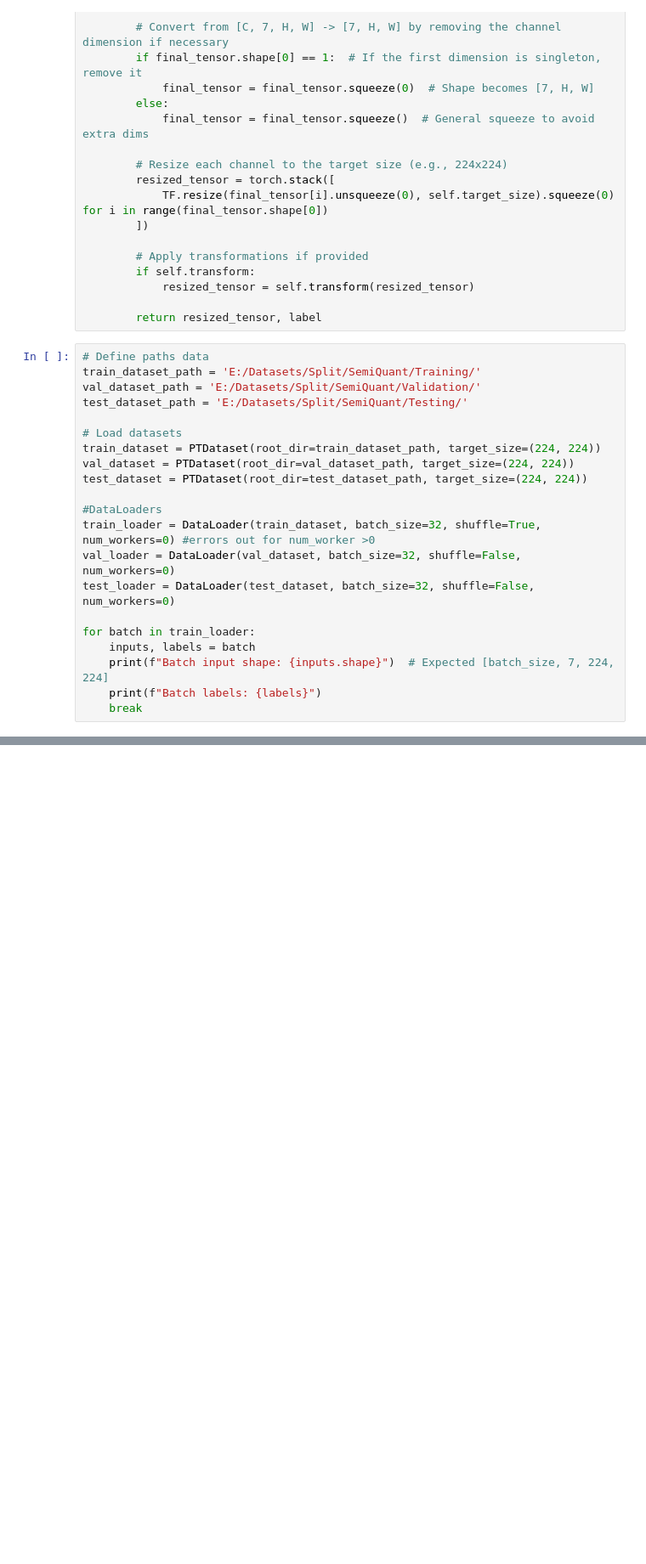
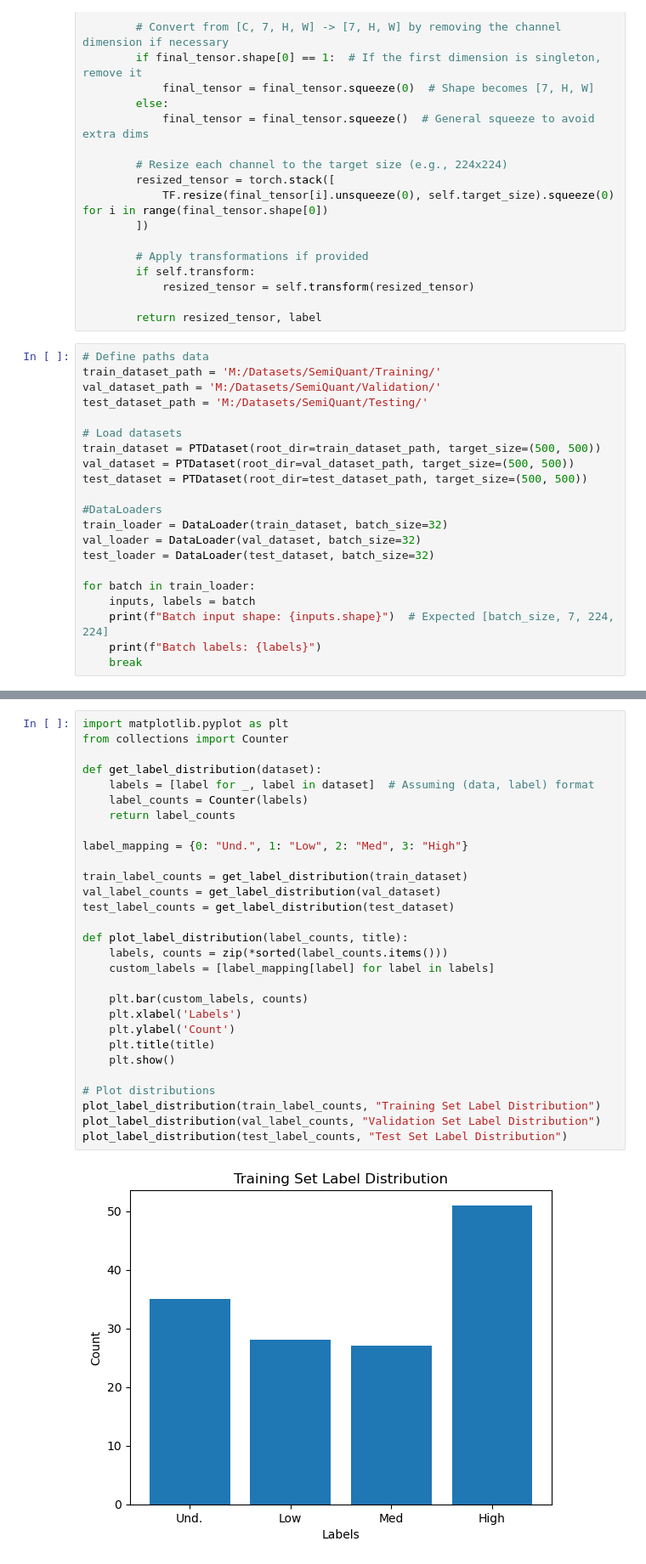
Before and after one commit to noahbenson/ANSA, a Jupyter notebook: ResNet.ipynb, the cells around one changed output, grey strips where cells are left out. Shown at 85% size. Cells and saved outputs as stored; diff of their text form; blank space fills up the shorter version.

```diff
--- a/ResNet.ipynb
+++ b/ResNet.ipynb
@@ -155,19 +156,19 @@ class PTDataset(Dataset):
         return resized_tensor, label
 # %%
 # Define paths data
-train_dataset_path = 'E:/Datasets/Split/SemiQuant/Training/'
-val_dataset_path = 'E:/Datasets/Split/SemiQuant/Validation/'
-test_dataset_path = 'E:/Datasets/Split/SemiQuant/Testing/'
+train_dataset_path = 'M:/Datasets/SemiQuant/Training/'
+val_dataset_path = 'M:/Datasets/SemiQuant/Validation/'
+test_dataset_path = 'M:/Datasets/SemiQuant/Testing/'
 
 # Load datasets
-train_dataset = PTDataset(root_dir=train_dataset_path, target_size=(224, 224))
-val_dataset = PTDataset(root_dir=val_dataset_path, target_size=(224, 224))
-test_dataset = PTDataset(root_dir=test_dataset_path, target_size=(224, 224))
+train_dataset = PTDataset(root_dir=train_dataset_path, target_size=(500, 500))
+val_dataset = PTDataset(root_dir=val_dataset_path, target_size=(500, 500))
+test_dataset = PTDataset(root_dir=test_dataset_path, target_size=(500, 500))
 
 #DataLoaders
-train_loader = DataLoader(train_dataset, batch_size=32, shuffle=True, num_workers=0) #errors out for num_worker >0
-val_loader = DataLoader(val_dataset, batch_size=32, shuffle=False, num_workers=0)
-test_loader = DataLoader(test_dataset, batch_size=32, shuffle=False, num_workers=0)
+train_loader = DataLoader(train_dataset, batch_size=32)
+val_loader = DataLoader(val_dataset, batch_size=32)
+test_loader = DataLoader(test_dataset, batch_size=32)
 
 for batch in train_loader:
     inputs, labels = batch
@@ -176,0 +182,31 @@ for batch in train_loader:
+# %%
+import matplotlib.pyplot as plt
+from collections import Counter
+
+def get_label_distribution(dataset):
+    labels = [label for _, label in dataset]  # Assuming (data, label) format
+    label_counts = Counter(labels)
+    return label_counts
+
+label_mapping = {0: "Und.", 1: "Low", 2: "Med", 3: "High"}
+
+train_label_counts = get_label_distribution(train_dataset)
+val_label_counts = get_label_distribution(val_dataset)
+test_label_counts = get_label_distribution(test_dataset)
+
+def plot_label_distribution(label_counts, title):
+    labels, counts = zip(*sorted(label_counts.items()))
+    custom_labels = [label_mapping[label] for label in labels]
+
+    plt.bar(custom_labels, counts)
+    plt.xlabel('Labels')
+    plt.ylabel('Count')
+    plt.title(title)
+    plt.show()
+
+# Plot distributions
+plot_label_distribution(train_label_counts, "Training Set Label Distribution")
+plot_label_distribution(val_label_counts, "Validation Set Label Distribution")
+plot_label_distribution(test_label_counts, "Test Set Label Distribution")
+# %% [output]
+[figure, added]
```
Also changed, not shown: parts of 11 cells of this notebook, 1 other file.
